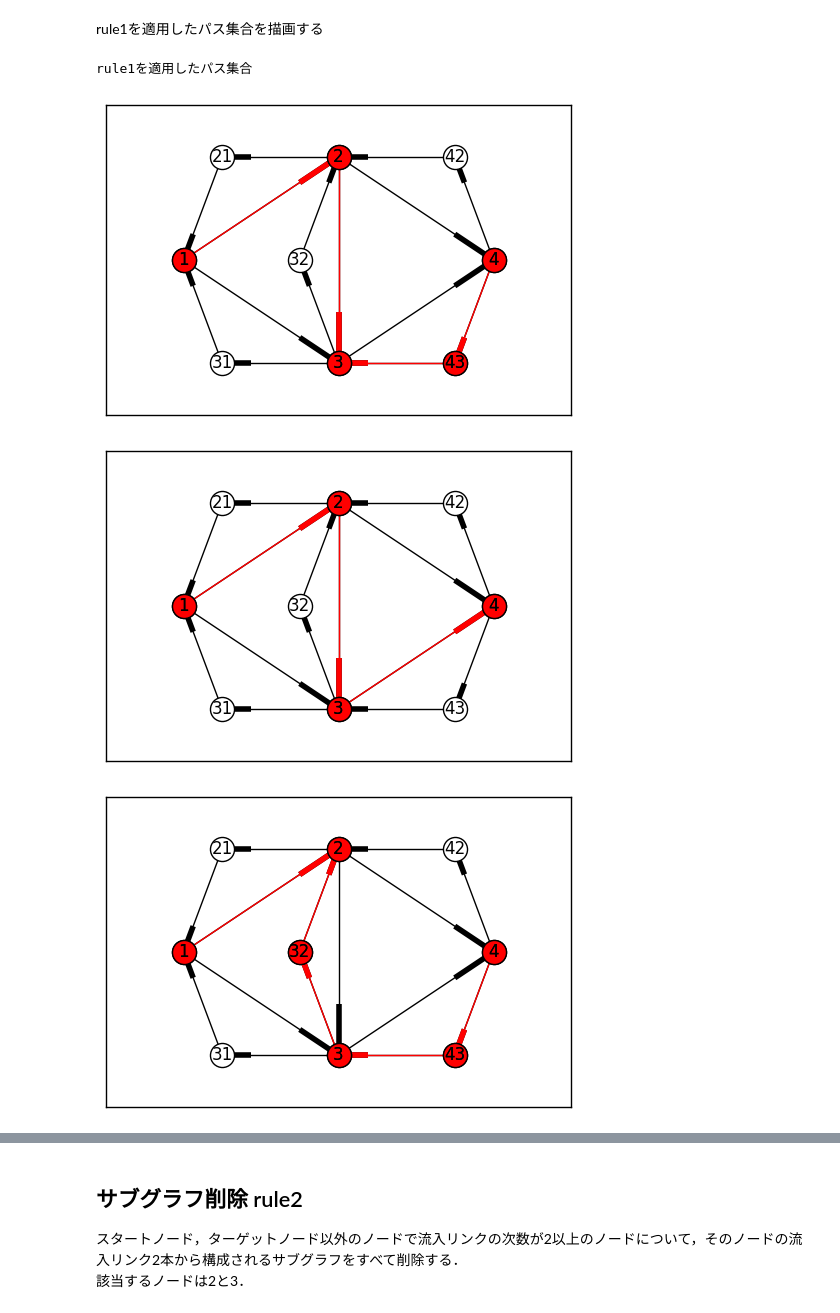
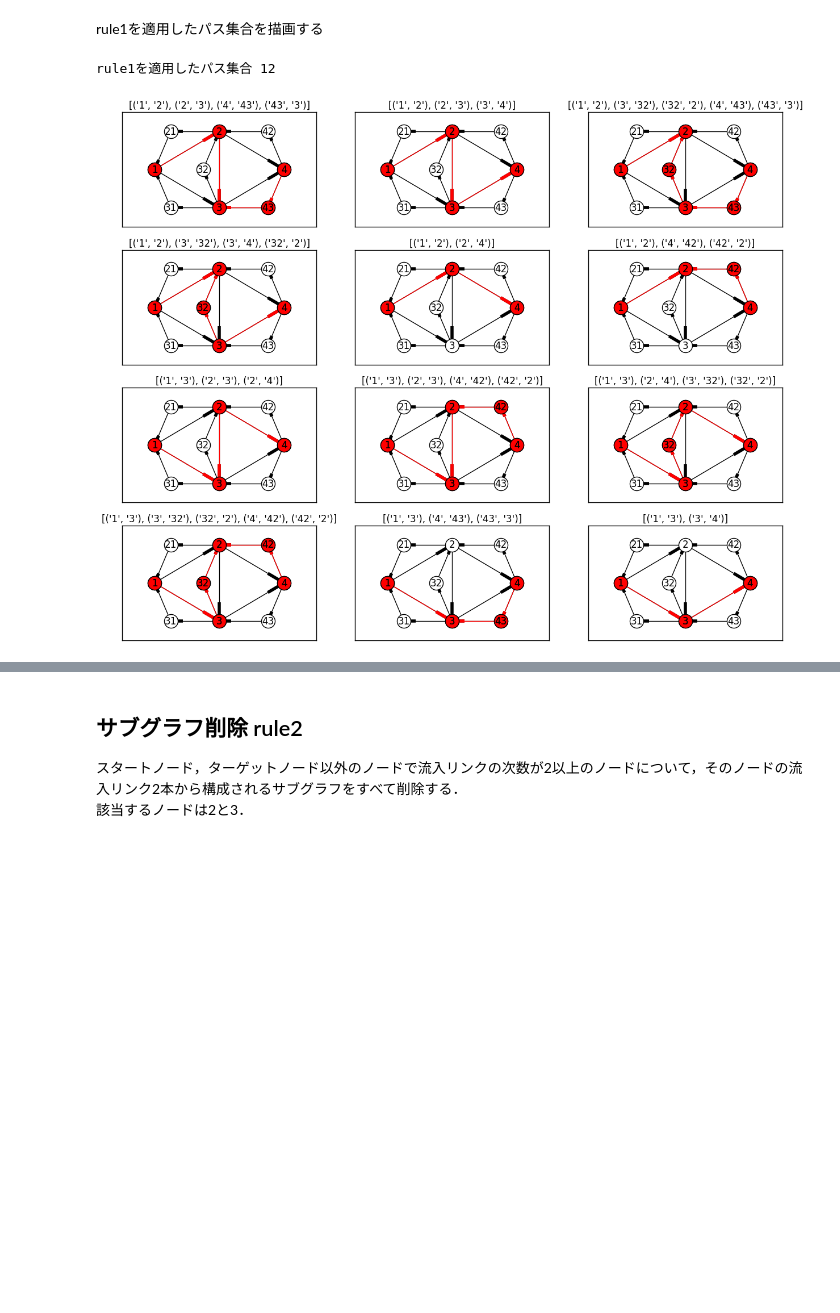
Before and after one commit to N0nki/direction_wrapper, a Jupyter notebook: Graphillion_direction_wrapper.ipynb, the cells around one changed output, grey strips where cells are left out. Saved outputs shown, nothing was run; the diff lists cells and outputs as text; code cells hidden in the pictures; blank space fills up the shorter version.

```diff
--- a/Graphillion_direction_wrapper.ipynb
+++ b/Graphillion_direction_wrapper.ipynb
@@ -132,8 +132,11 @@ GraphSet.set_universe(bidirectional_G.edges())
 # %%
 paths_1_4 = GraphSet.paths("1", "4")
 print("方向性を無視した1から4へのパスの総数", len(paths_1_4))
-for path in paths_1_4:
+plt.figure(figsize=(25, 40))
+for i, path in enumerate(paths_1_4):
     # draw(nx.DiGraph(data=path), node_pos)
+    plt.subplot(8, 3, i+1)
+    plt.title(path)
     draw(bidirectional_G, node_pos, subgraph=path)
 # %% [output]
 方向性を無視した1から4へのパスの総数 24
@@ -155,8 +147,10 @@ for path in paths_1_4:
 スタートノード1へ流入するリンクをすべて削除する．
 # %%
 internal_links = [[(predecessor, "1")] for predecessor in bidirectional_G.predecessors_iter("1")]
-print("スタートノード1へ流入するリンク")
-for internal_link in internal_links:
+print("スタートノード1へ流入するリンク", len(internal_links))
+plt.figure(figsize=(14, 4))
+for i, internal_link in enumerate(internal_links):
+    plt.subplot(1, 2, i+1)
     plt.title(internal_link)
     draw(bidirectional_G, node_pos, subgraph=internal_link)
 # %% [output]
@@ -168,12 +161,13 @@ rule1を適用したパス集合を描画する
 # %%
 rule1 = GraphSet(internal_links)
 paths_1_4 = paths_1_4.excluding(rule1)
-print("\nrule1を適用したパス集合")
-for path in paths_1_4:
+print("\nrule1を適用したパス集合", len(paths_1_4))
+plt.figure(figsize=(15, 12))
+for i, path in enumerate(paths_1_4):
     # draw(nx.DiGraph(data=path), node_pos)
+    plt.subplot(4, 3, i+1)
+    plt.title(path)
     draw(bidirectional_G, node_pos, subgraph=path)
 # %% [output]
-rule1を適用したパス集合
+rule1を適用したパス集合 12
-[figure, old version]
+[figure, new version]
-[figure, removed]
-[figure, removed]
```
Also changed, not shown: parts of 18 cells of this notebook.
